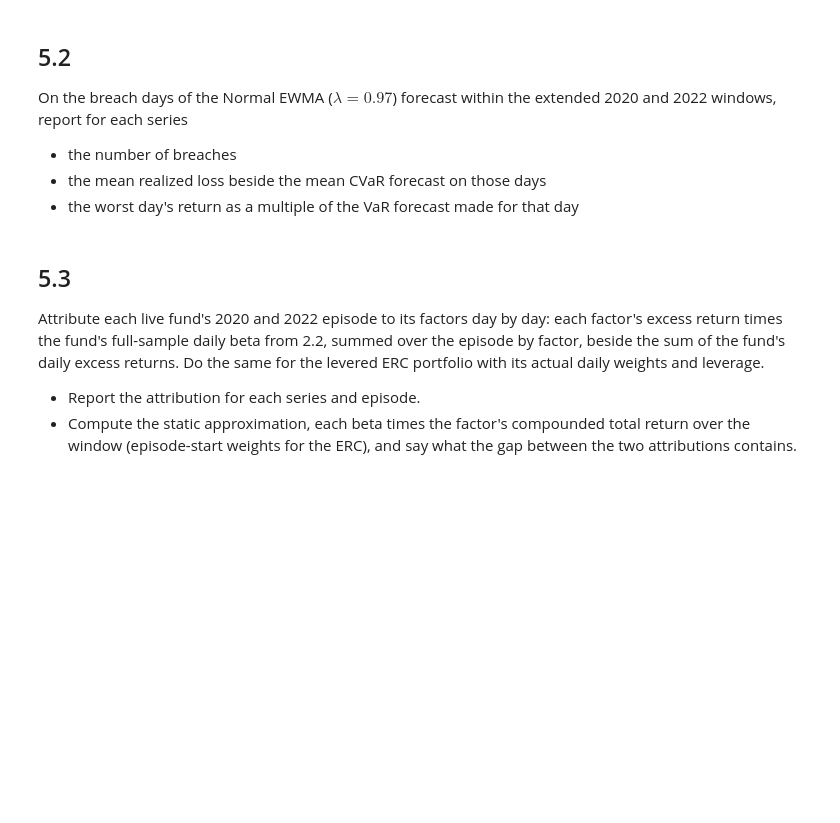
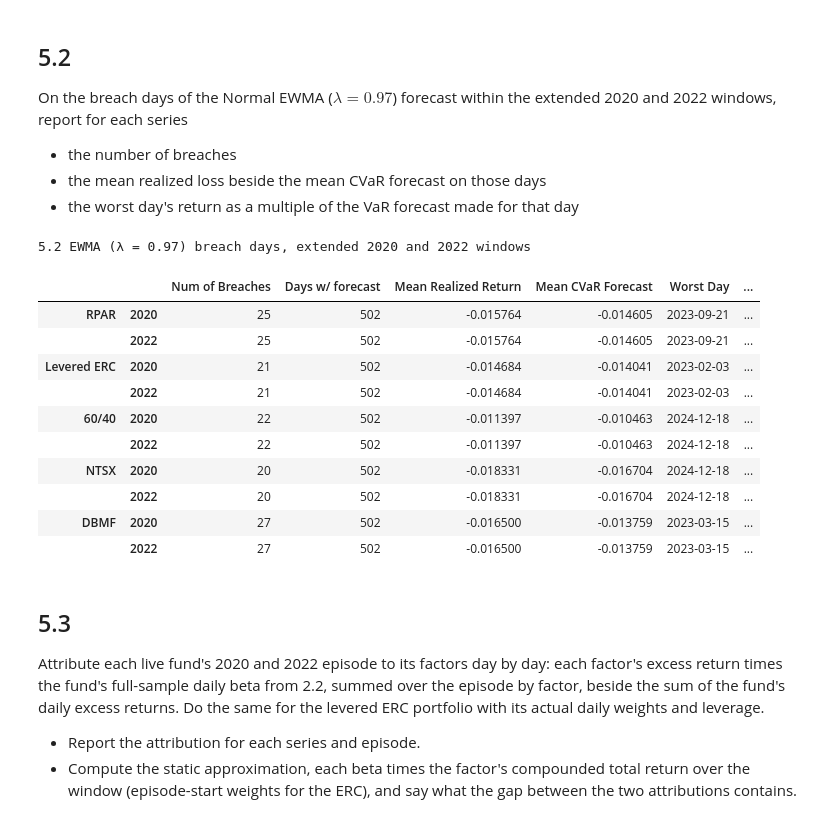
Before and after one commit to hannahkong1/midterm-project, a Jupyter notebook: risk_parity.ipynb, the cells around one changed output. Saved outputs shown, nothing was run; the diff lists cells and outputs as text; code cells hidden in the pictures; blank space fills up the shorter version.

```diff
--- a/risk_parity.ipynb
+++ b/risk_parity.ipynb
@@ -839,6 +854,44 @@ On the breach days of the Normal EWMA ($\lambda = 0.97$) forecast within the ext
 * the number of breaches
 * the mean realized loss beside the mean CVaR forecast on those days
 * the worst day's return as a multiple of the VaR forecast made for that day
+# %%
+rows = {}
+for name, fc in var_forecasts.items():
+    for episode in ['2020', '2022']:
+        start, end = VAR_WINDOWS[ep]
+        subset_cleaned = fc.loc[start:end].dropna(subset=['EWMA VaR'])
+        breaches = subset_cleaned[subset_cleaned['return'] < subset_cleaned['EWMA VaR']]
+        if breaches.empty:
+            rows[(name, episode)] = {'Breaches': 0}
+            continue
+        worst_breach = breaches['return'].idxmin()
+        rows[(name, episode)] = {
+            'Num of Breaches': len(breaches),
+            'Days w/ forecast': len(subset_cleaned),
+            'Mean Realized Return': breaches['return'].mean(),
+            'Mean CVaR Forecast': breaches['EWMA CVaR'].mean(),
+            'Worst Day': worst_breach.date(),
+            'Worst Return': breaches.loc[worst_breach, 'return'],
+            'Worst as multiple of forecast': breaches.loc[worst_breach, 'return'] / breaches.loc[worst_breach, 'EWMA VaR']
+        }
+breach_res_2 = pd.DataFrame(rows).T
+display(breach_res_2.style.format({'Breaches': '{:.0f}', 'Days with forecast': '{:.0f}',
+                                'Mean realized return': '{:.2%}', 'Mean CVaR forecast': '{:.2%}',
+                                'Worst return': '{:.2%}', 'Worst / VaR': '{:.2f}x'}, na_rep='')
+        .set_caption('5.2 EWMA (λ = 0.97) breach days, extended 2020 and 2022 windows'))
+# %% [output]
+5.2 EWMA (λ = 0.97) breach days, extended 2020 and 2022 windows
+|  |  | Num of Breaches | Days w/ forecast | Mean Realized Return | Mean CVaR Forecast | Worst Day | ... |
+| RPAR | 2020 | 25 | 502 | -0.015764 | -0.014605 | 2023-09-21 | ... |
+|  | 2022 | 25 | 502 | -0.015764 | -0.014605 | 2023-09-21 | ... |
+| Levered ERC | 2020 | 21 | 502 | -0.014684 | -0.014041 | 2023-02-03 | ... |
+|  | 2022 | 21 | 502 | -0.014684 | -0.014041 | 2023-02-03 | ... |
+| 60/40 | 2020 | 22 | 502 | -0.011397 | -0.010463 | 2024-12-18 | ... |
+|  | 2022 | 22 | 502 | -0.011397 | -0.010463 | 2024-12-18 | ... |
+| NTSX | 2020 | 20 | 502 | -0.018331 | -0.016704 | 2024-12-18 | ... |
+|  | 2022 | 20 | 502 | -0.018331 | -0.016704 | 2024-12-18 | ... |
+| DBMF | 2020 | 27 | 502 | -0.016500 | -0.013759 | 2023-03-15 | ... |
+|  | 2022 | 27 | 502 | -0.016500 | -0.013759 | 2023-03-15 | ... |
 # %% [markdown]
 ## 5.3
 
```
Also changed, not shown: parts of 18 cells of this notebook.
